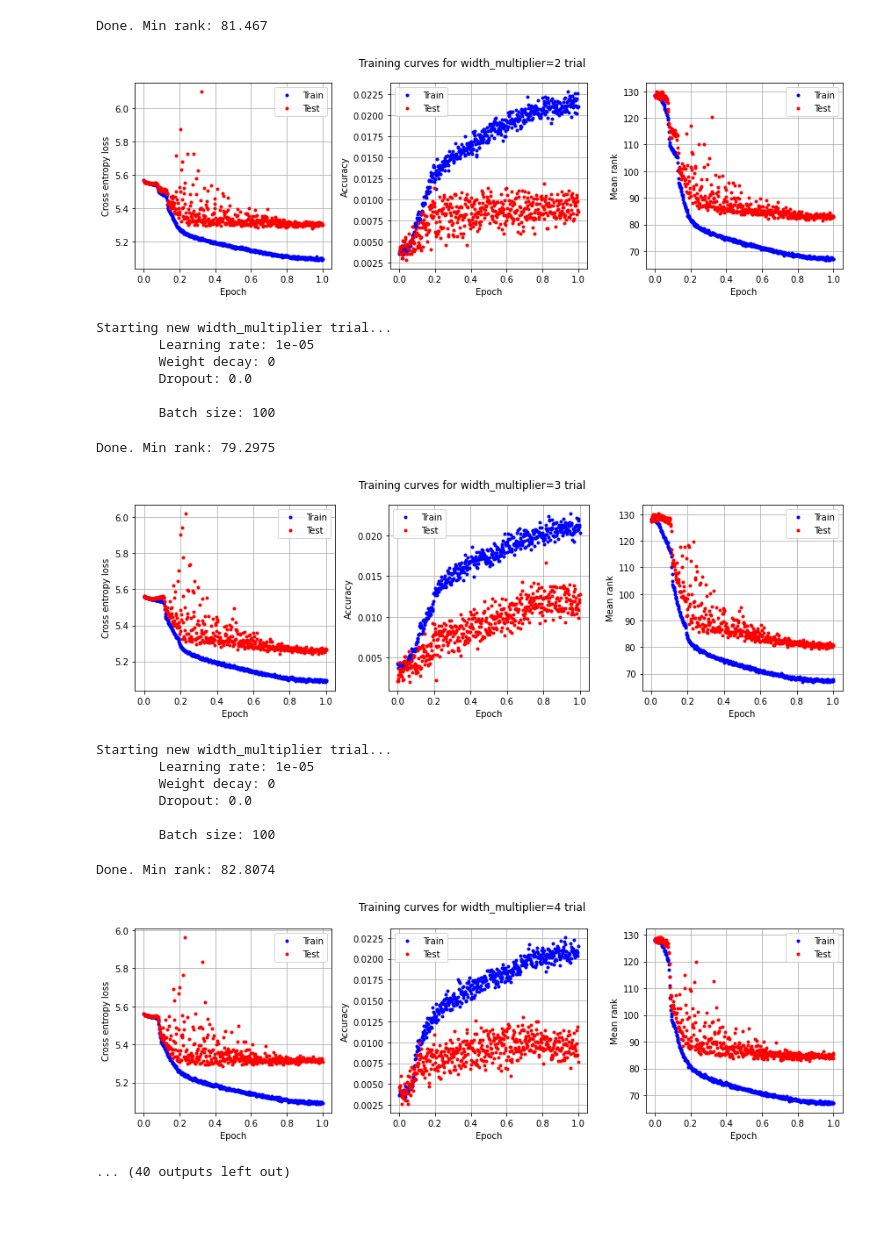
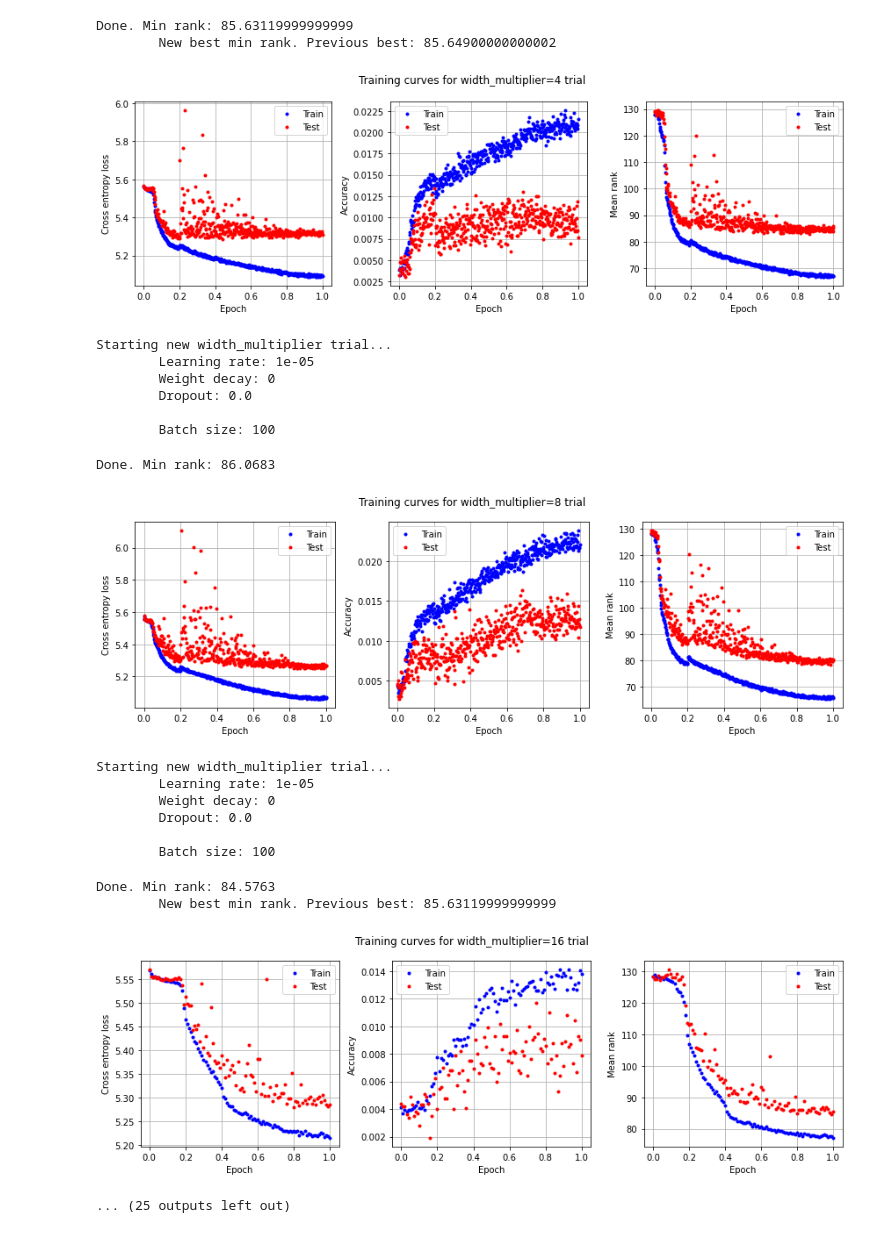
Before and after one commit to jimgammell/sca_defense, a Jupyter notebook: disc_hparam_sweep.ipynb, the cells around one changed output. Drawn from its saved outputs; the diff is of its cells as text; code cells hidden in the pictures.

```diff
--- a/disc_hparam_sweep.ipynb
+++ b/disc_hparam_sweep.ipynb
@@ -16,7 +16,7 @@ from training.single_model import train_step, eval_step
 from training.common import execute_epoch
 from display_results import plot_traces
 # %%
-model = EffNetDS50((1, 700), (256,))
+model = EffNetDS50((1, 700), (256,), width_multiplier=10)
 print(model)
 # %% [output]
 EffNetDS50(
@@ -37,7 +37,7 @@ EffNetDS50(
   )
 )
 # %%
-epochs_per_trial = 500
+epochs_per_trial = 100
 device = 'cuda'
 results_path = os.path.join('.', 'results', 'disc_hparam_sweep')
 
@@ -48,11 +48,11 @@ results_path = os.path.join('.', 'results', 'disc_hparam_sweep')
 #}
 
 hparams_to_sweep = {
-    'width_multiplier': [1, 2, 3, 4, 5, 6, 7, 8, 9, 10],
+    'width_multiplier': [2, 4, 8, 16, 32, 64],
     'dataset_kwargs': [
-        {'transform': RandomShift(max_shift_size=n)} for n in range(20)
+        {'transform': RandomShift(max_shift_size=n)} for n in range(1, 51, 10)
     ] + [
-        {'transform': Compose((RandomShift(), RandomNoise(max_convex_coef=x)))} for x in np.logspace(0, 1, 20)
+        {'transform': Compose((RandomShift(), RandomNoise(max_convex_coef=x)))} for x in np.logspace(-2, 0, 20)
     ] + [
         {'transform': RandomShift(), 'mixup': True}
     ],
@@ -94,6 +94,7 @@ LossFn = nn.CrossEntropyLoss
 from torch.optim.lr_scheduler import OneCycleLR as LRScheduler
 # %%
 default_lr = 1e-5
+default_width_multiplier = 1
 default_weight_decay = 0
 default_dropout = 0.
 default_input_dropout = 0.
@@ -128,6 +129,10 @@ for hparam_name, values_to_try in hparams_to_sweep.items():
             dataset_kwargs = value
         else:
             dataset_kwargs = default_dataset_kwargs
+        if hparam_name == 'width_multiplier':
+            width_multiplier = value
+        else:
+            width_multiplier = default_width_multiplier
         print('Starting new {} trial...'.format(hparam_name))
         print('\tLearning rate: {}'.format(learning_rate))
         print('\tWeight decay: {}'.format(weight_decay))
@@ -191,6 +196,8 @@ for hparam_name, values_to_try in hparams_to_sweep.items():
                 default_batch_size = value
             elif hparam_name == 'dataset_kwargs':
                 default_dataset_kwargs = value
+            elif hparam_name == 'width_multiplier':
+                default_width_multiplier = value
 
         fig, axes = plot_traces(results_path, 'hparam_{}_val_{}'.format(hparam_name, value), ['loss', 'acc', 'mean_rank'], average_over_epoch=True)
         axes[0].set_ylabel('Cross entropy loss')
@@ -213,25 +220,27 @@ Done. Min rank: 77.7107
 Starting new width_multiplier trial...
         Learning rate: 1e-05
         Weight decay: 0
         Dropout: 0.0
 
         Batch size: 100
-Done. Min rank: 81.467
+Done. Min rank: 85.63119999999999
+        New best min rank. Previous best: 85.64900000000002
-[figure, old version]
+[figure, new version]
 Starting new width_multiplier trial...
         Learning rate: 1e-05
         Weight decay: 0
         Dropout: 0.0
 
         Batch size: 100
-Done. Min rank: 79.2975
+Done. Min rank: 86.0683
-[figure, old version]
+[figure, new version]
 Starting new width_multiplier trial...
         Learning rate: 1e-05
         Weight decay: 0
         Dropout: 0.0
 
         Batch size: 100
-Done. Min rank: 82.8074
+Done. Min rank: 84.5763
+        New best min rank. Previous best: 85.63119999999999
-[figure, old version]
+[figure, new version]
-... (40 outputs left out)
+... (25 outputs left out)
```
Also changed, not shown: parts of 2 cells of this notebook, 3 other files.
